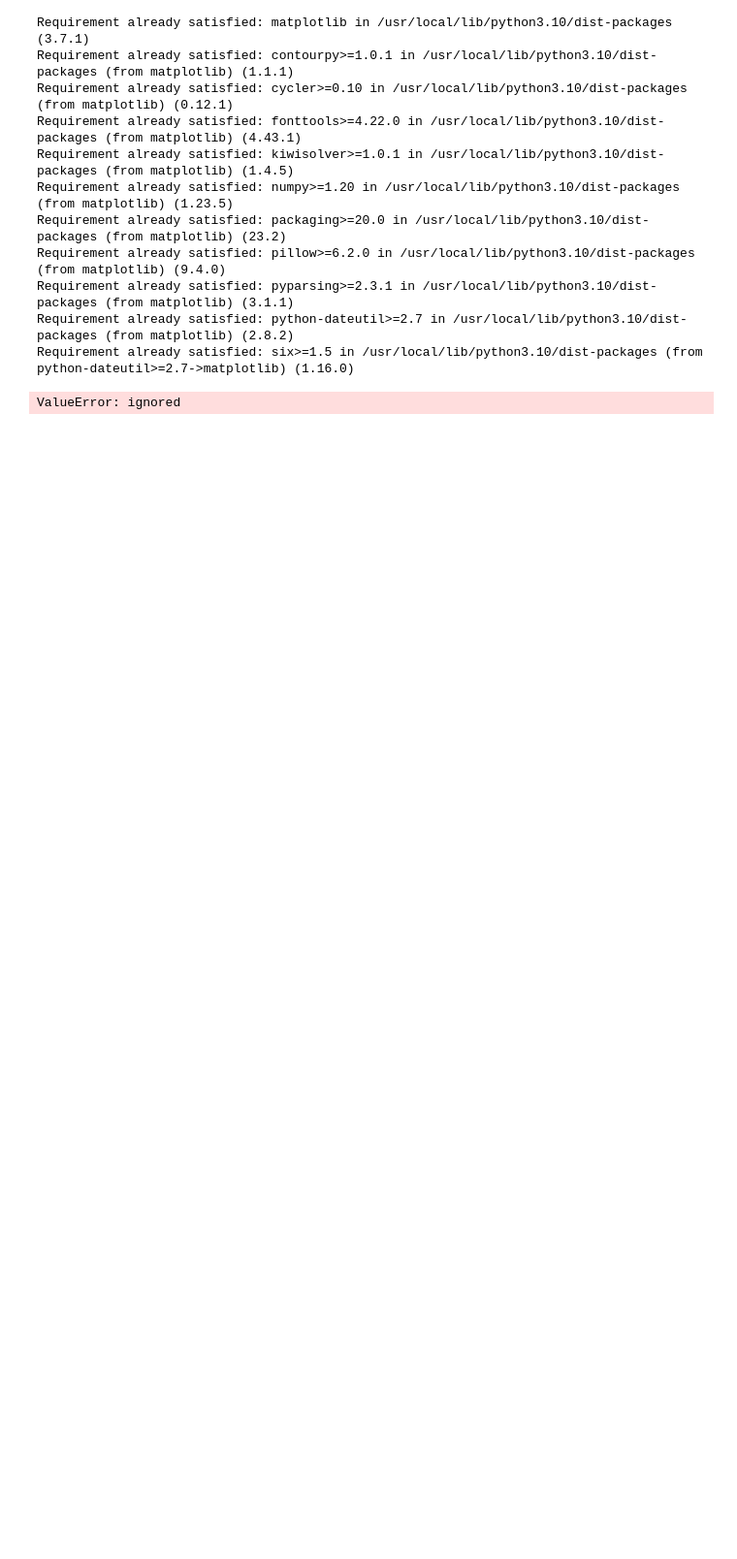
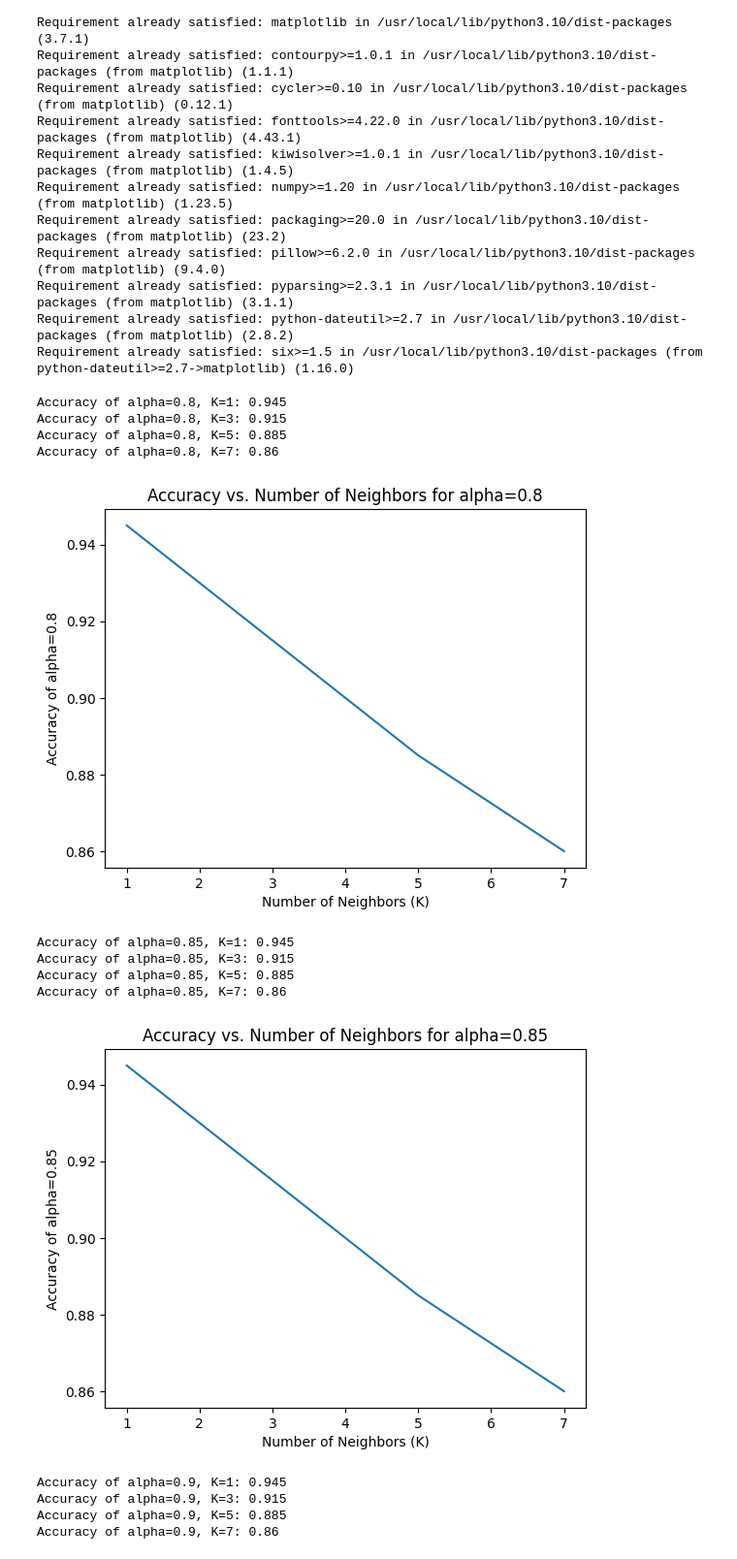
Before and after one commit to adelyasser00/Face-Recognition, a Jupyter notebook: 6207_6848_Face_Recogition.ipynb, the cells around one changed output. Shown at 97% size. Saved outputs shown, nothing was run; the diff lists cells and outputs as text; code cells hidden in the pictures; blank space fills up the shorter version.

```diff
--- a/6207_6848_Face_Recogition.ipynb
+++ b/6207_6848_Face_Recogition.ipynb
@@ -88,32 +87,45 @@ alphas = [0.8, 0.85, 0.9, 0.95]  # for example
 for alpha in alphas:
     num_eigenvectors = np.where(cumulative_sum >= alpha)[0][0] + 1
     # final eigen vectors chosen for projection
     U = sorted_eigenvectors[:, :num_eigenvectors]
 
     # project all the data on the eigen vectors
     D_train_pca = np.dot(training_data, U)
     D_test_pca = np.dot(testing_data, U)
 
     # training: fitting the points on the graph so the classifier can classify any new testing point
     # 5) Classifier Tuning
     knn_nums = [1, 3, 5, 7]
     accuracies = []
     for knn_num in knn_nums:
         knn = KNeighborsClassifier(n_neighbors=knn_num, weights='distance')
         knn.fit(D_train_pca, training_labels)
 
         # testing
         predicted_labels = knn.predict(D_test_pca)
 
         # accuracy
         accuracy = accuracy_score(testing_labels, predicted_labels)
         accuracies.append(accuracy)
         print(f'Accuracy of alpha={alpha}, K={knn_num}: {accuracy}')
 
     plt.plot(knn_nums, accuracies)
     plt.xlabel('Number of Neighbors (K)')
-    plt.ylabel('Accuracy of alpha={alpha}')
+    plt.ylabel(f'Accuracy of alpha={alpha}')
     plt.title(f'Accuracy vs. Number of Neighbors for alpha={alpha}')
     plt.show()
 # %% [output]
-ValueError: ignored
+Accuracy of alpha=0.8, K=1: 0.945
+Accuracy of alpha=0.8, K=3: 0.915
+Accuracy of alpha=0.8, K=5: 0.885
+Accuracy of alpha=0.8, K=7: 0.86
+[figure, added]
+Accuracy of alpha=0.85, K=1: 0.945
+Accuracy of alpha=0.85, K=3: 0.915
+Accuracy of alpha=0.85, K=5: 0.885
+Accuracy of alpha=0.85, K=7: 0.86
+[figure, added]
+Accuracy of alpha=0.9, K=1: 0.945
+Accuracy of alpha=0.9, K=3: 0.915
+Accuracy of alpha=0.9, K=5: 0.885
+Accuracy of alpha=0.9, K=7: 0.86
```
Also changed, not shown: parts of 2 cells of this notebook, 2 other files.
